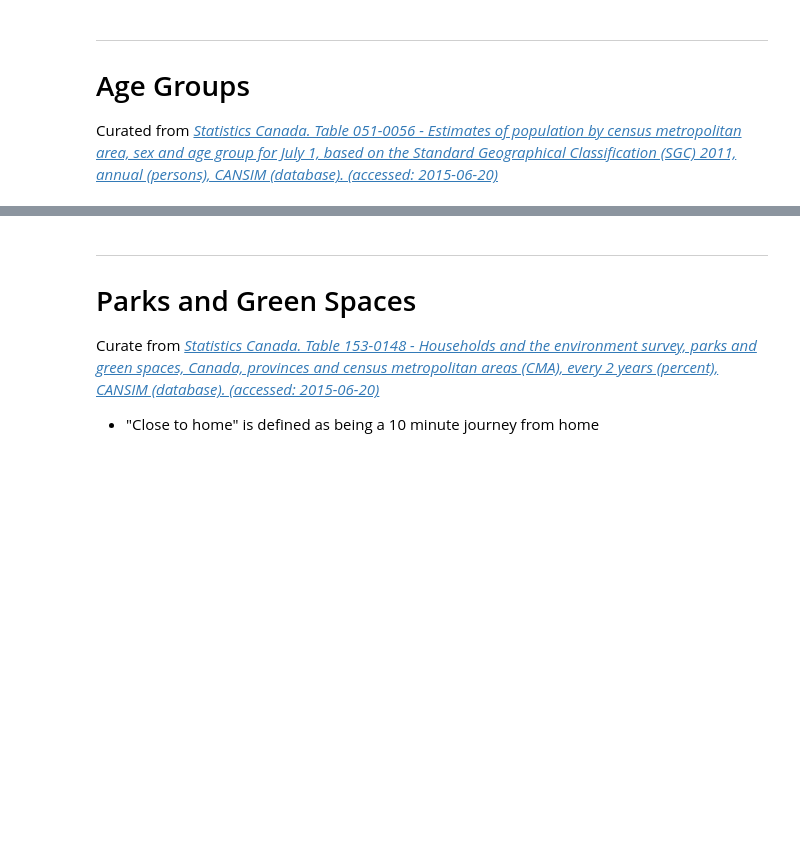
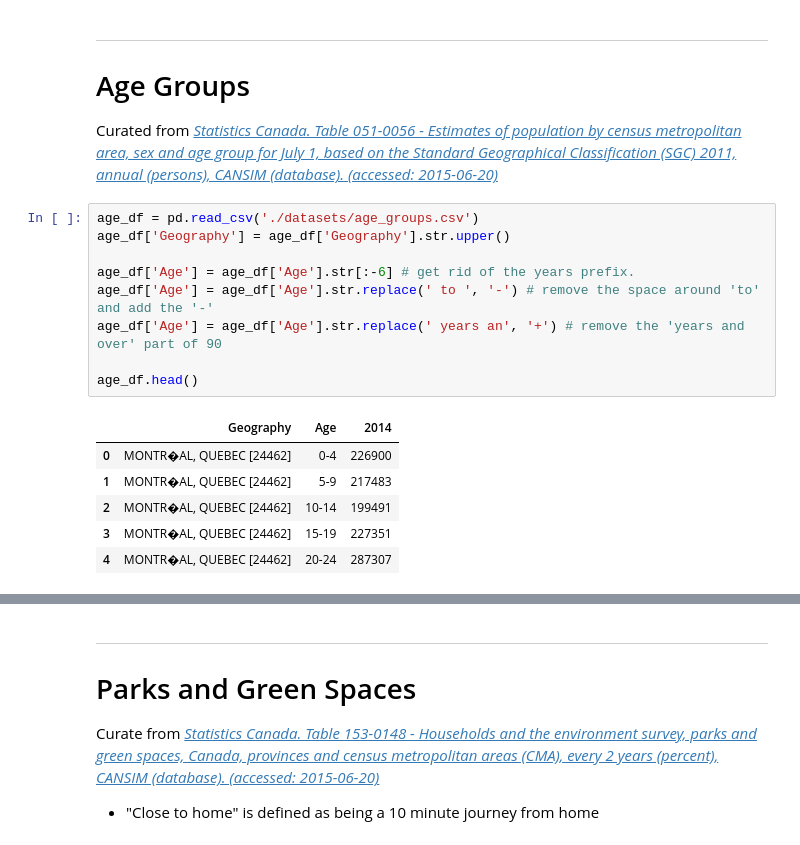
Before and after one commit to aiyotech/perfectcity.aiyo, a Jupyter notebook: data_curation.ipynb, the cells around one changed output, grey strips where cells are left out. Cells and saved outputs as stored; diff of their text form; blank space fills up the shorter version.

```diff
--- a/data_curation.ipynb
+++ b/data_curation.ipynb
@@ -61,3 +61,19 @@ for city in cities:
 -----
 # Age Groups
 Curated from *[Statistics Canada. Table  051-0056 -  Estimates of population by census metropolitan area, sex and age group for July 1, based on the Standard Geographical Classification (SGC) 2011, annual (persons),  CANSIM (database). (accessed: 2015-06-20)](http://www5.statcan.gc.ca/cansim/a47)*
+# %%
+age_df = pd.read_csv('./datasets/age_groups.csv')
+age_df['Geography'] = age_df['Geography'].str.upper()
+
+age_df['Age'] = age_df['Age'].str[:-6] # get rid of the years prefix.
+age_df['Age'] = age_df['Age'].str.replace(' to ', '-') # remove the space around 'to' and add the '-'
+age_df['Age'] = age_df['Age'].str.replace(' years an', '+') # remove the 'years and over' part of 90
+
+age_df.head()
+# %% [output]
+|  | Geography | Age | 2014 |
+| 0 | MONTR�AL, QUEBEC [24462] | 0-4 | 226900 |
+| 1 | MONTR�AL, QUEBEC [24462] | 5-9 | 217483 |
+| 2 | MONTR�AL, QUEBEC [24462] | 10-14 | 199491 |
+| 3 | MONTR�AL, QUEBEC [24462] | 15-19 | 227351 |
+| 4 | MONTR�AL, QUEBEC [24462] | 20-24 | 287307 |
```
Also changed, not shown: parts of 13 cells of this notebook.
